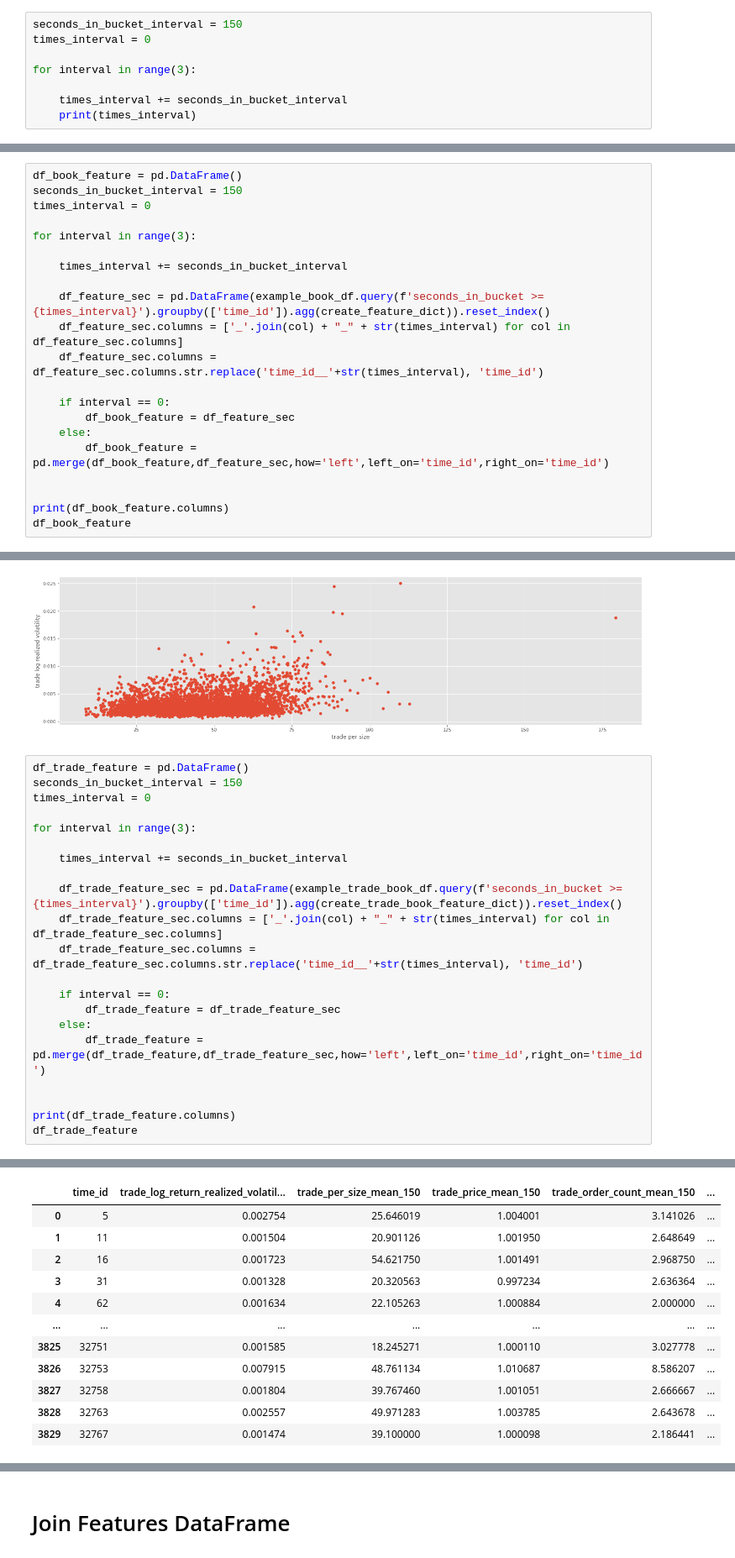
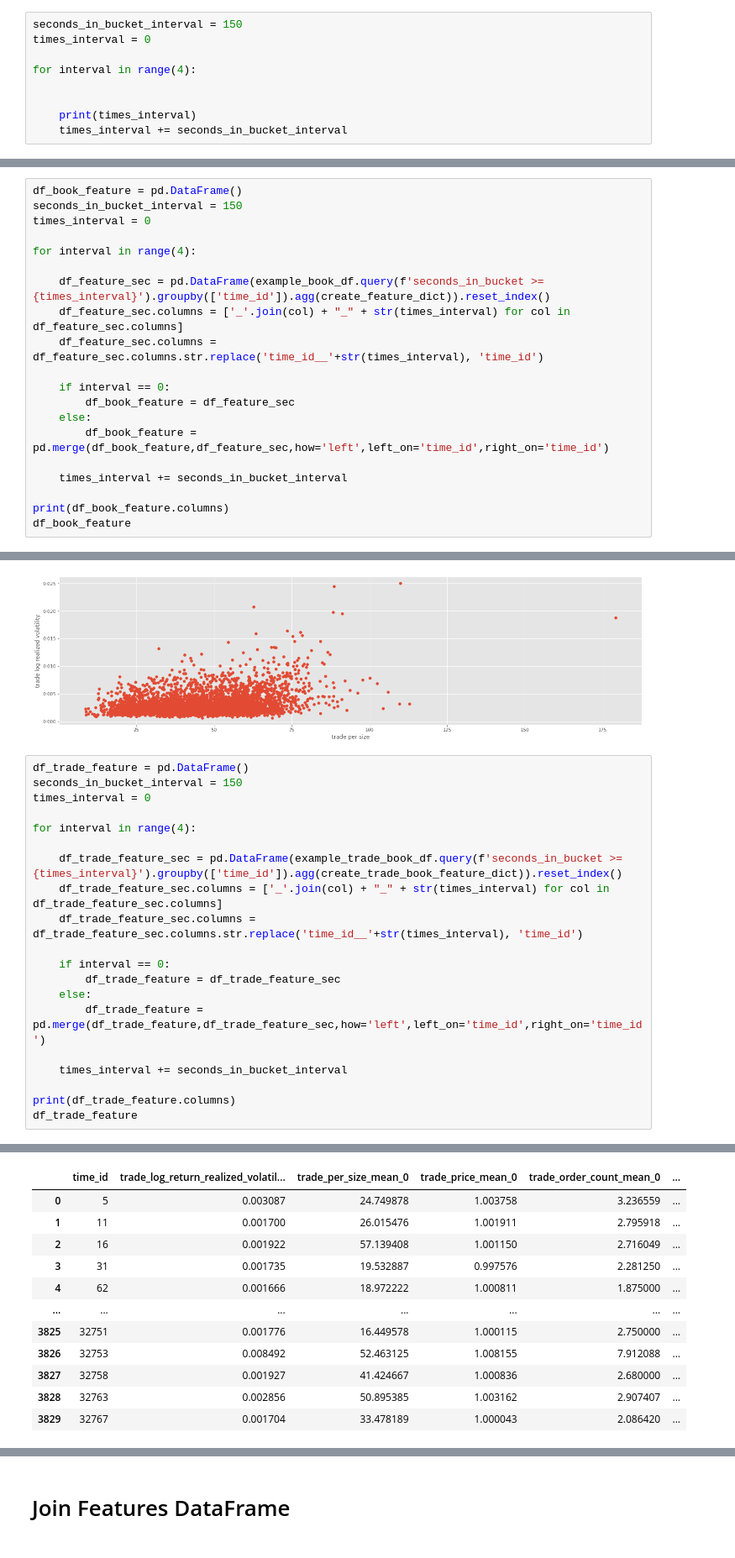
Before and after one commit to KenChiang1997/Optiver-Realized-Volatility-Prediction, a Jupyter notebook: Features Construction and EDA.ipynb, the cells around one changed output, grey strips where cells are left out. Shown at 84% size. Drawn from its saved outputs; the diff is of its cells as text.

```diff
--- a/Features Construction and EDA.ipynb
+++ b/Features Construction and EDA.ipynb
@@ -107,8 +107,9 @@ plt.show()
 seconds_in_bucket_interval = 150
 times_interval = 0
 
-for interval in range(3):
+for interval in range(4):
 
+
+    print(times_interval)
     times_interval += seconds_in_bucket_interval
-    print(times_interval)
 # %% [output]
@@ -120,9 +122,7 @@ df_book_feature = pd.DataFrame()
 seconds_in_bucket_interval = 150
 times_interval = 0
 
-for interval in range(3):
-
-    times_interval += seconds_in_bucket_interval
+for interval in range(4):
 
     df_feature_sec = pd.DataFrame(example_book_df.query(f'seconds_in_bucket >= {times_interval}').groupby(['time_id']).agg(create_feature_dict)).reset_index()
     df_feature_sec.columns = ['_'.join(col) + "_" + str(times_interval) for col in df_feature_sec.columns]
@@ -133,6 +133,7 @@ for interval in range(3):
     else:
         df_book_feature = pd.merge(df_book_feature,df_feature_sec,how='left',left_on='time_id',right_on='time_id')
 
+    times_interval += seconds_in_bucket_interval
 
 print(df_book_feature.columns)
 df_book_feature
@@ -263,9 +268,7 @@ df_trade_feature = pd.DataFrame()
 seconds_in_bucket_interval = 150
 times_interval = 0
 
-for interval in range(3):
-
-    times_interval += seconds_in_bucket_interval
+for interval in range(4):
 
     df_trade_feature_sec = pd.DataFrame(example_trade_book_df.query(f'seconds_in_bucket >= {times_interval}').groupby(['time_id']).agg(create_trade_book_feature_dict)).reset_index()
     df_trade_feature_sec.columns = ['_'.join(col) + "_" + str(times_interval) for col in df_trade_feature_sec.columns]
@@ -276,6 +279,7 @@ for interval in range(3):
     else:
         df_trade_feature = pd.merge(df_trade_feature,df_trade_feature_sec,how='left',left_on='time_id',right_on='time_id')
 
+    times_interval += seconds_in_bucket_interval
 
 print(df_trade_feature.columns)
 df_trade_feature
@@ -291,13 +298,13 @@ Index(['time_id', 'trade_log_return_realized_volatility_150',
       dtype='object')
-|  | time_id | trade_log_return_realized_volatil... | trade_per_size_mean_150 | trade_price_mean_150 | trade_order_count_mean_150 | ... |
-| 0 | 5 | 0.002754 | 25.646019 | 1.004001 | 3.141026 | ... |
-| 1 | 11 | 0.001504 | 20.901126 | 1.001950 | 2.648649 | ... |
-| 2 | 16 | 0.001723 | 54.621750 | 1.001491 | 2.968750 | ... |
-| 3 | 31 | 0.001328 | 20.320563 | 0.997234 | 2.636364 | ... |
-| 4 | 62 | 0.001634 | 22.105263 | 1.000884 | 2.000000 | ... |
+|  | time_id | trade_log_return_realized_volatil... | trade_per_size_mean_0 | trade_price_mean_0 | trade_order_count_mean_0 | ... |
+| 0 | 5 | 0.003087 | 24.749878 | 1.003758 | 3.236559 | ... |
+| 1 | 11 | 0.001700 | 26.015476 | 1.001911 | 2.795918 | ... |
+| 2 | 16 | 0.001922 | 57.139408 | 1.001150 | 2.716049 | ... |
+| 3 | 31 | 0.001735 | 19.532887 | 0.997576 | 2.281250 | ... |
+| 4 | 62 | 0.001666 | 18.972222 | 1.000811 | 1.875000 | ... |
 | ... | ... | ... | ... | ... | ... | ... |
-| 3825 | 32751 | 0.001585 | 18.245271 | 1.000110 | 3.027778 | ... |
-| 3826 | 32753 | 0.007915 | 48.761134 | 1.010687 | 8.586207 | ... |
-| 3827 | 32758 | 0.001804 | 39.767460 | 1.001051 | 2.666667 | ... |
-| 3828 | 32763 | 0.002557 | 49.971283 | 1.003785 | 2.643678 | ... |
-| 3829 | 32767 | 0.001474 | 39.100000 | 1.000098 | 2.186441 | ... |
+| 3825 | 32751 | 0.001776 | 16.449578 | 1.000115 | 2.750000 | ... |
+| 3826 | 32753 | 0.008492 | 52.463125 | 1.008155 | 7.912088 | ... |
+| 3827 | 32758 | 0.001927 | 41.424667 | 1.000836 | 2.680000 | ... |
+| 3828 | 32763 | 0.002856 | 50.895385 | 1.003162 | 2.907407 | ... |
+| 3829 | 32767 | 0.001704 | 33.478189 | 1.000043 | 2.086420 | ... |
```
Also changed, not shown: parts of 6 cells of this notebook.
